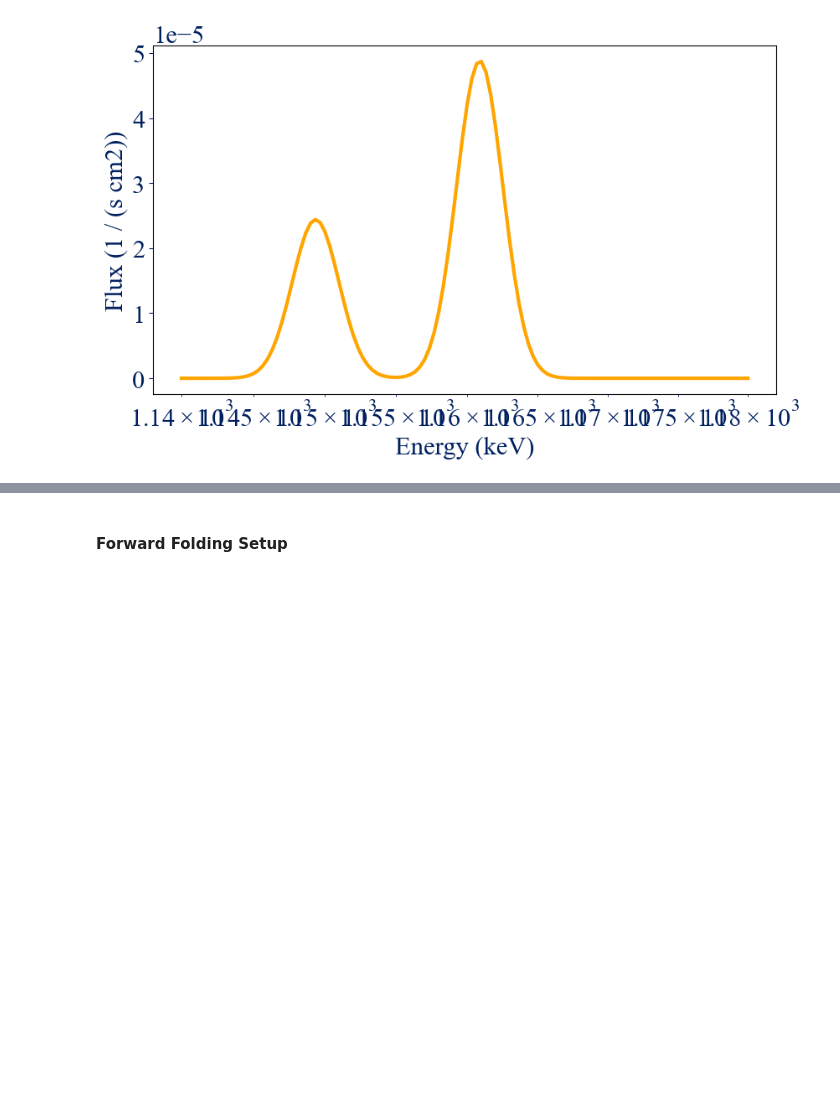
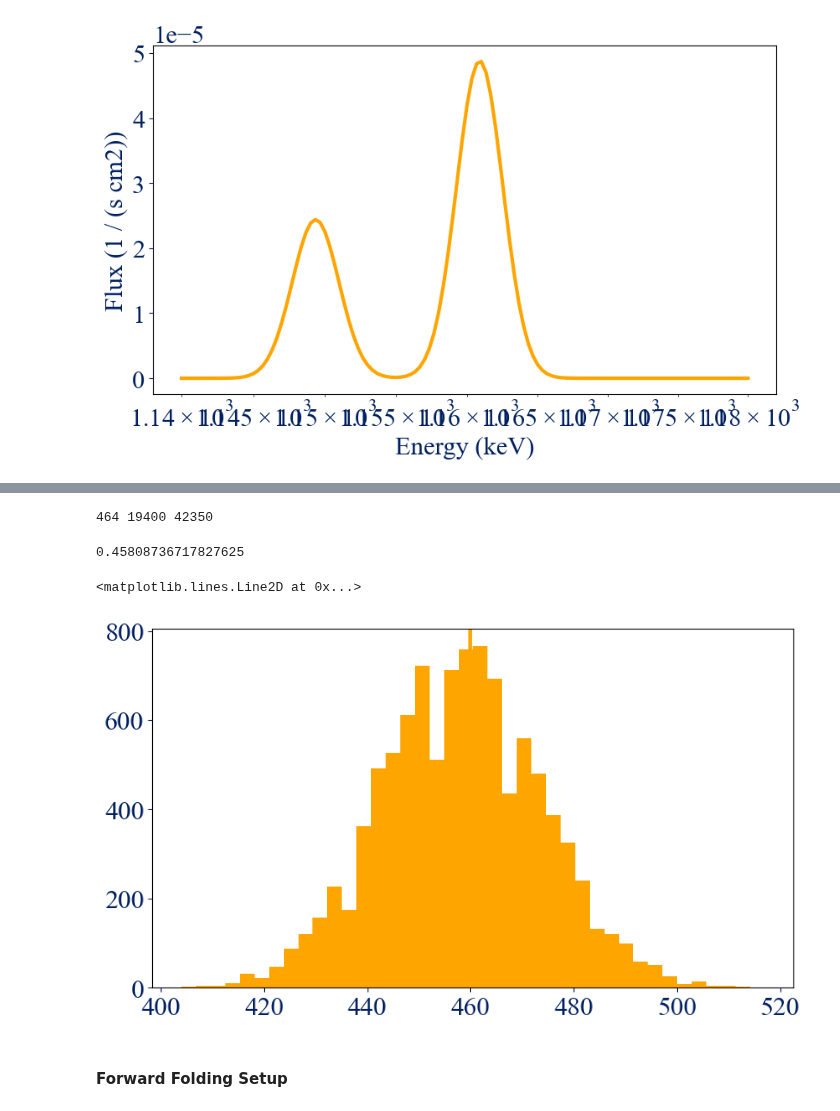
Before and after one commit to avalluvan/cosipy, a Jupyter notebook: docs/unbinned/response/LMDR4.ipynb, the cells around one changed output, grey strips where cells are left out. Saved outputs shown, nothing was run; the diff lists cells and outputs as text; code cells hidden in the pictures; blank space fills up the shorter version.

```diff
--- a/docs/unbinned/response/LMDR4.ipynb
+++ b/docs/unbinned/response/LMDR4.ipynb
@@ -1041,3 +1057,23 @@ $443.07981 \; \mathrm{}$
+# %%
+l = []
+for i in range(10000):
+    indices = np.random.choice(np.arange(len(data['Energies'])), num_samples, replace=False)
+    energy_samples = data['Energies'][indices] * u.keV
+    l.append(len(np.where((energy_samples.value > 1100) & (energy_samples.value < 1200))[0]))
+# %%
+print(len(np.where((energy_samples.value > 1100) & (energy_samples.value < 1200))[0]), len(np.where((data['Energies'] > 1100) & (data['Energies'] < 1200))[0]), len(data['Energies']))
+# %% [output]
+464 19400 42350
+# %%
+19400 / 42350
+# %% [output]
+0.45808736717827625
+# %%
+plt.hist(l, bins=40)
+plt.axvline(460)
+# %% [output]
+<matplotlib.lines.Line2D at 0x...>
+[figure, added]
 # %%
 aj = cosi._compute_predicted_a()
 # %% [markdown]
```
Also changed, not shown: parts of 16 cells of this notebook, 1 other file.
